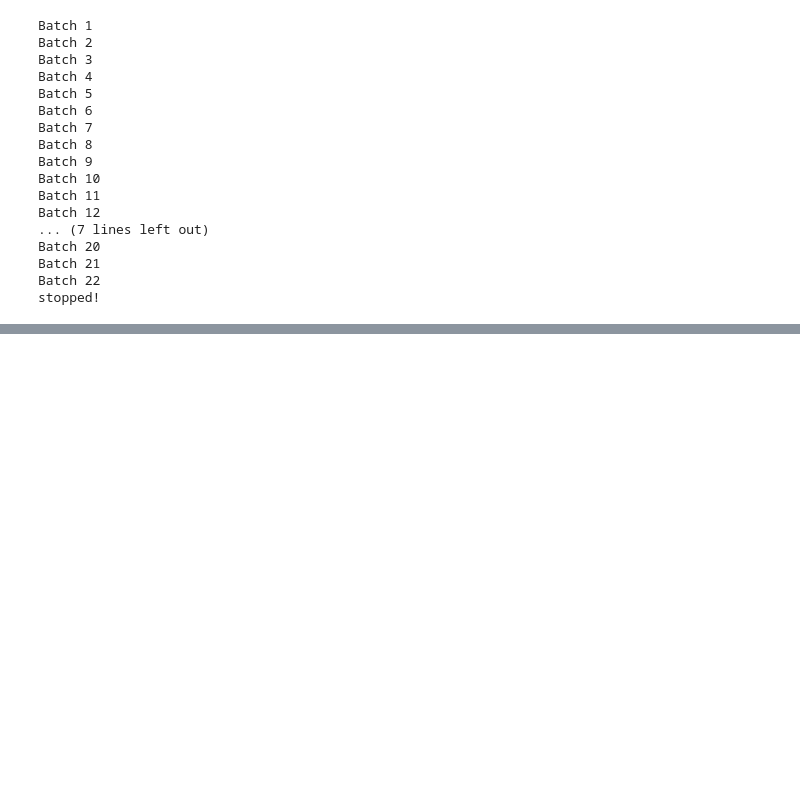
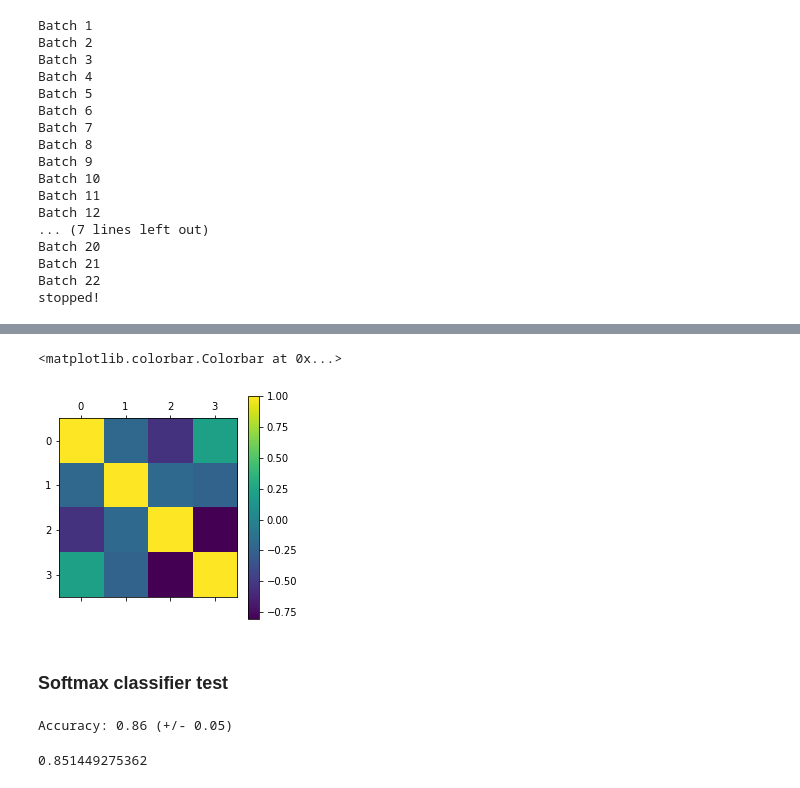
Before and after one commit to judithfan/sketchfeat, a Jupyter notebook: sketch_feature_analysis_Judy.ipynb, the cells around one changed output, grey strips where cells are left out. Cells and saved outputs as stored; diff of their text form; code cells hidden in the pictures; blank space fills up the shorter version.

```diff
--- a/sketch_feature_analysis_Judy.ipynb
+++ b/sketch_feature_analysis_Judy.ipynb
@@ -176,0 +195,38 @@ plt.colorbar()
+# %%
+def get_class_means(X, labels):
+    # load in and normalize features
+    X = normalize(X)
+    for vi, v in enumerate(np.unique(np.asarray(labels))):
+        Xv = X[labels == v]
+        nv = float(Xv.shape[0])
+        if nv > 0:
+            _mu[vi] = Xv.mean(0)
+    return _mu
+# %%
+# plot category-level similarity matrix
+means = get_class_means(Features, Labels)
+plt.matshow(np.corrcoef(means))
+plt.colorbar()
+# %% [output]
+<matplotlib.colorbar.Colorbar at 0x...>
+[figure, added]
+# %% [markdown]
+### Softmax classifier test
+# %%
+FEAT = _Features
+LABELS = _Labels
+# compute cross-validated softmax classifier accuracy
+# clf = svm.SVC(kernel='linear', C=1)
+clf = linear_model.LogisticRegression(penalty='l2')
+scores = cross_val_score(clf, FEAT, LABELS, cv=5)
+print("Accuracy: %0.2f (+/- %0.2f)" % (scores.mean(), scores.std() * 2))
+# %% [output]
+Accuracy: 0.86 (+/- 0.05)
+# %%
+# single train/test split
+X_train, X_test, y_train, y_test = train_test_split(
+    FEAT, LABELS, test_size=0.2, random_state=0)
+clf = svm.SVC(kernel='linear', C=1).fit(X_train, y_train)
+print clf.score(X_test, y_test)
+# %% [output]
+0.851449275362
```
Also changed, not shown: parts of 5 cells of this notebook.
